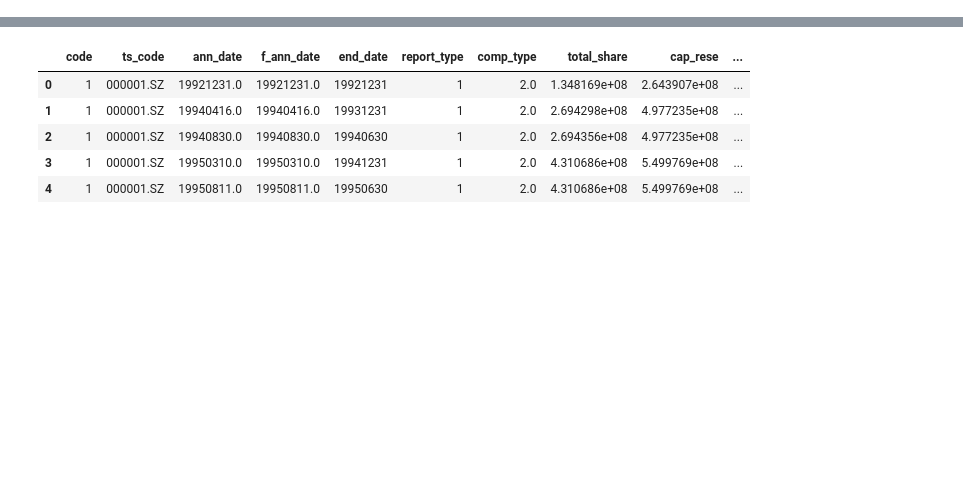
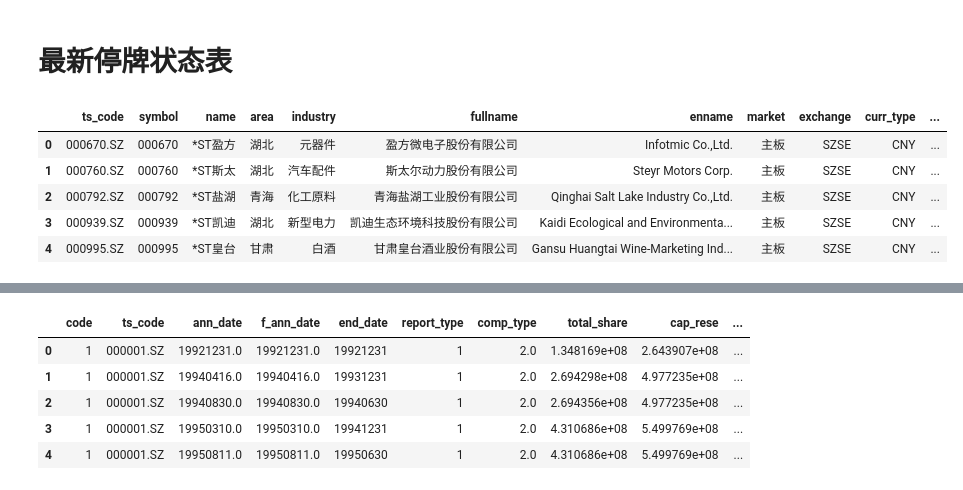
Before and after one commit to LeanderLXZ/intelligent-analysis-of-financial-statements, a Jupyter notebook: src/preprocess/data_explore.ipynb, the cells around one changed output, grey strips where cells are left out. Drawn from its saved outputs; the diff is of its cells as text; code cells hidden in the pictures; blank space fills up the shorter version.

```diff
--- a/src/preprocess/data_explore.ipynb
+++ b/src/preprocess/data_explore.ipynb
@@ -2,6 +2,13 @@
 import numpy as np
 import pandas as pd
 import matplotlib.pyplot as plt
+import tushare as ts
+
+with open('../../tushare_token.txt', 'r') as f:
+    token = f.readline()
+
+ts.set_token(token)
+tushare_api = ts.pro_api()
 
 %matplotlib inline
 pd.set_option('display.max_rows', None)
@@ -17,2 +26,20 @@ df_basic .head()
 | 3 | 000005.SZ | 000005 | 世纪星源 | 深圳 | 环境保护 | 深圳世纪星源股份有限公司 | Shenzhen Fountain Corporation | 主板 | SZSE | CNY | ... |
 | 4 | 000006.SZ | 000006 | 深振业A | 深圳 | 区域地产 | 深圳市振业(集团)股份有限公司 | Shenzhen Zhenye(Group) Co.,Ltd. | 主板 | SZSE | CNY | ... |
+# %% [markdown]
+# 最新停牌状态表
+# %%
+# 股票列表
+df_suspended = tushare_api.stock_basic(
+    exchange='',
+    list_status='P',
+    fields='ts_code, symbol, name, area, industry, fullname, enname,'
+    'market, exchange, curr_type, list_status, list_date,'
+    'delist_date, is_hs')
+df_suspended.head()
+# %% [output]
+|  | ts_code | symbol | name | area | industry | fullname | enname | market | exchange | curr_type | ... |
+| 0 | 000670.SZ | 000670 | *ST盈方 | 湖北 | 元器件 | 盈方微电子股份有限公司 | Infotmic Co.,Ltd. | 主板 | SZSE | CNY | ... |
+| 1 | 000760.SZ | 000760 | *ST斯太 | 湖北 | 汽车配件 | 斯太尔动力股份有限公司 | Steyr Motors Corp. | 主板 | SZSE | CNY | ... |
+| 2 | 000792.SZ | 000792 | *ST盐湖 | 青海 | 化工原料 | 青海盐湖工业股份有限公司 | Qinghai Salt Lake Industry Co.,Ltd. | 主板 | SZSE | CNY | ... |
+| 3 | 000939.SZ | 000939 | *ST凯迪 | 湖北 | 新型电力 | 凯迪生态环境科技股份有限公司 | Kaidi Ecological and Environmenta... | 主板 | SZSE | CNY | ... |
+| 4 | 000995.SZ | 000995 | *ST皇台 | 甘肃 | 白酒 | 甘肃皇台酒业股份有限公司 | Gansu Huangtai Wine-Marketing Ind... | 主板 | SZSE | CNY | ... |
```
Also changed, not shown: parts of 34 cells of this notebook, 9 other files.
